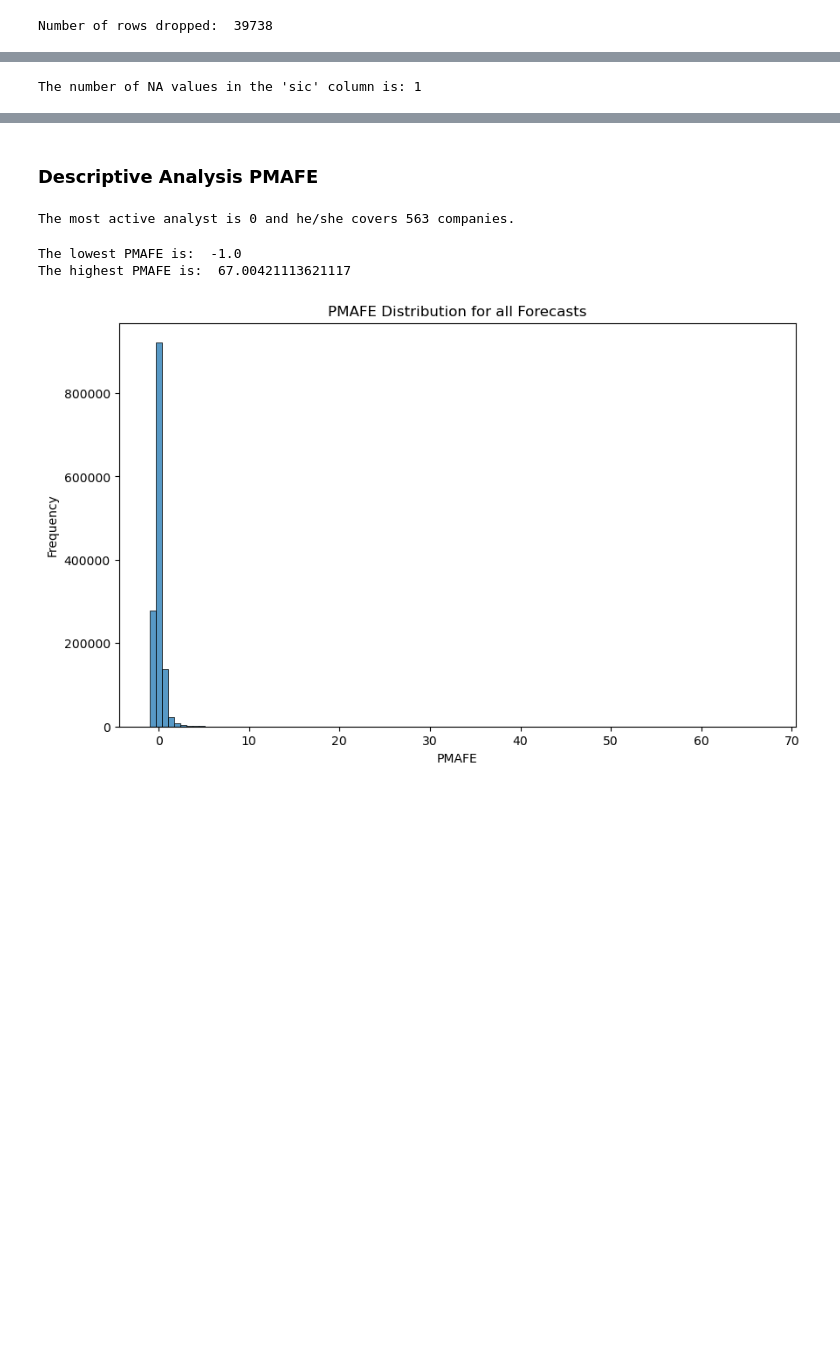
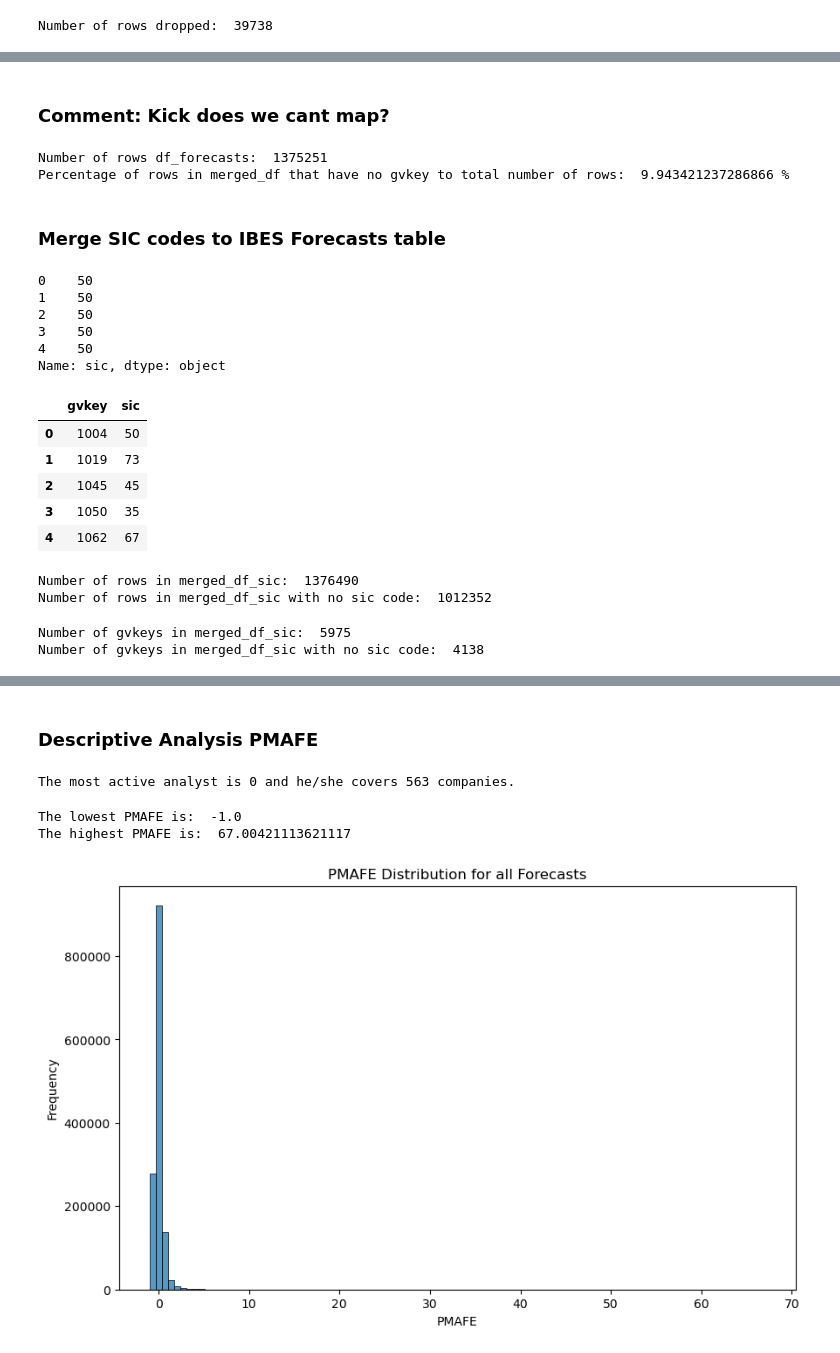
Before and after one commit to moshchev/gsfm_SS24, a Jupyter notebook: notebooks/marius_eda.ipynb, the cells around one changed output, grey strips where cells are left out. Saved outputs shown, nothing was run; the diff lists cells and outputs as text; code cells hidden in the pictures; blank space fills up the shorter version.

Commit message:
work on SIC merge, setup feature generation, some org stuff

```diff
--- a/notebooks/marius_eda.ipynb
+++ b/notebooks/marius_eda.ipynb
@@ -84 +135,3 @@ Number of rows dropped:  39738
+# %% [markdown]
+### Comment: Kick does we cant map?
 # %%
@@ -87,5 +141,34 @@ merged_df = merged_df.drop(columns=["ibtic"])
+# %%
+# metrics of successes
+print("Number of rows df_forecasts: ", df_forecasts.shape[0])
+print("Percentage of rows in merged_df that have no gvkey to total number of rows: ", (merged_df['gvkey'].isna().sum()/df_forecasts.shape[0])*100, "%")
+# %% [output]
+Number of rows df_forecasts:  1375251
+Percentage of rows in merged_df that have no gvkey to total number of rows:  9.943421237286866 %
+# %% [markdown]
+### Merge SIC codes to IBES Forecasts table
+# %%
+# keep only first to integers of sic code for highest level of industry classification
+df_companies['sic'] = df_companies['sic'].astype(str).str[:2]
+df_companies["sic"].head()
+# %% [output]
+0    50
+1    50
+2    50
+3    50
+4    50
+Name: sic, dtype: object
 # %%
+# unique sic codes per gvkey in df_companies
 sic_codes = df_companies[["gvkey", "sic"]].drop_duplicates().reset_index(drop=True)
+sic_codes.head()
+# %% [output]
+|  | gvkey | sic |
+| 0 | 1004 | 50 |
+| 1 | 1019 | 73 |
+| 2 | 1045 | 45 |
+| 3 | 1050 | 35 |
+| 4 | 1062 | 67 |
 # %%
 merged_df['gvkey'] = merged_df['gvkey'].astype(str)
 sic_codes['gvkey'] = sic_codes['gvkey'].astype(str)
@@ -94,8 +178,17 @@ merged_df_sic = pd.merge(left=merged_df, right = sic_codes, how ="left", left_on
-# %%
-num_na_values = sic_codes['sic'].isna().sum()
-print(f"The number of NA values in the 'sic' column is: {num_na_values}")
-# %% [output]
-The number of NA values in the 'sic' column is: 1
+# %%
+# how many rows have no sic code
+print("Number of rows in merged_df_sic: ", merged_df_sic.shape[0])
+print("Number of rows in merged_df_sic with no sic code: ", merged_df_sic['sic'].isna().sum())
+# %% [output]
+Number of rows in merged_df_sic:  1376490
+Number of rows in merged_df_sic with no sic code:  1012352
+# %%
+# how many gvkeys have no sic code
+print("Number of gvkeys in merged_df_sic: ", merged_df_sic['gvkey'].nunique())
+print("Number of gvkeys in merged_df_sic with no sic code: ", merged_df_sic[merged_df_sic['sic'].isna()]['gvkey'].nunique())
+# %% [output]
+Number of gvkeys in merged_df_sic:  5975
+Number of gvkeys in merged_df_sic with no sic code:  4138
 # %% [markdown]
 # Accuracies
 
```
Also changed, not shown: parts of 17 cells of this notebook, 3 other files.
